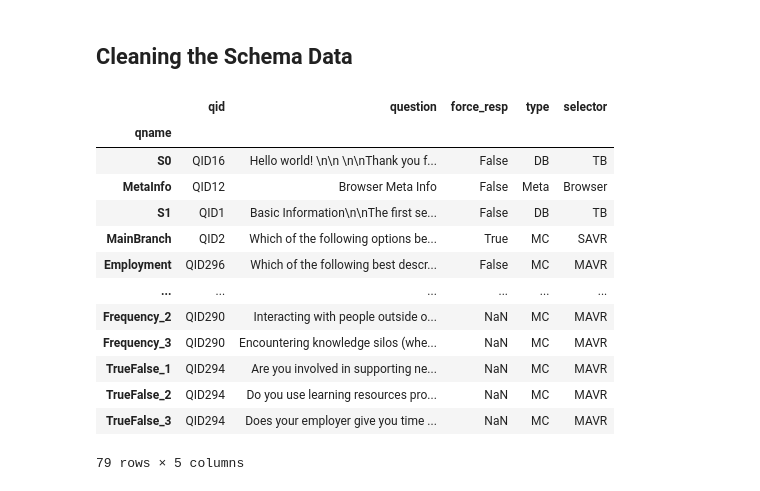
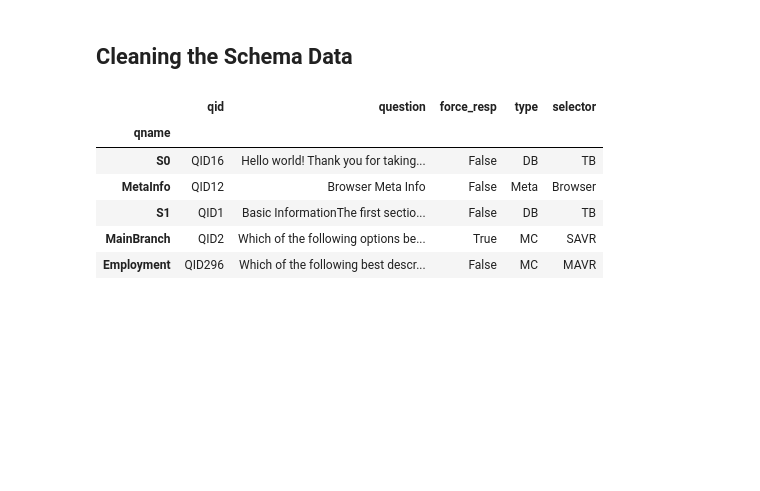
Before and after one commit to CAP5610-Group-Project/StackOverflow-Survey-Project, a Jupyter notebook: playground.ipynb, the cells around one changed output. Saved outputs shown, nothing was run; the diff lists cells and outputs as text; code cells hidden in the pictures; blank space fills up the shorter version.

```diff
--- a/playground.ipynb
+++ b/playground.ipynb
@@ -76,24 +74,16 @@ CLEANR = re.compile('<.*?>|&([a-z0-9]+|#[0-9]{1,6}|#x[0-9a-f]{1,6});')
 def cleanhtml(raw_html):
   cleantext = re.sub(CLEANR, '', raw_html)
   return cleantext
-# %%
-schema_df['question'] = schema_df['question'].apply(cleanhtml)
-# schema_df['question'] = schema_df['question'].apply(lambda str: str.strip('\n'))
-# schema_df.drop(columns=[''])
-# TODO: Clean up newlines as well
-schema_df
-# %% [output]
-|  | qid | question | force_resp | type | selector |
-| qname |  |  |  |  |  |
-| S0 | QID16 | Hello world! \n\n \n\nThank you f... | False | DB | TB |
-| MetaInfo | QID12 | Browser Meta Info | False | Meta | Browser |
-| S1 | QID1 | Basic Information\n\nThe first se... | False | DB | TB |
-| MainBranch | QID2 | Which of the following options be... | True | MC | SAVR |
-| Employment | QID296 | Which of the following best descr... | False | MC | MAVR |
-| ... | ... | ... | ... | ... | ... |
-| Frequency_2 | QID290 | Interacting with people outside o... | NaN | MC | MAVR |
-| Frequency_3 | QID290 | Encountering knowledge silos (whe... | NaN | MC | MAVR |
-| TrueFalse_1 | QID294 | Are you involved in supporting ne... | NaN | MC | MAVR |
-| TrueFalse_2 | QID294 | Do you use learning resources pro... | NaN | MC | MAVR |
-| TrueFalse_3 | QID294 | Does your employer give you time ... | NaN | MC | MAVR |
-79 rows × 5 columns
+# %%
+schema_df['question'] = schema_df['question'].apply(cleanhtml)
+# Removes unnecessary newlines
+schema_df.replace('\\n', '', regex=True, inplace=True)
+schema_df.head()
+# %% [output]
+|  | qid | question | force_resp | type | selector |
+| qname |  |  |  |  |  |
+| S0 | QID16 | Hello world! Thank you for taking... | False | DB | TB |
+| MetaInfo | QID12 | Browser Meta Info | False | Meta | Browser |
+| S1 | QID1 | Basic InformationThe first sectio... | False | DB | TB |
+| MainBranch | QID2 | Which of the following options be... | True | MC | SAVR |
+| Employment | QID296 | Which of the following best descr... | False | MC | MAVR |
```
Also changed, not shown: parts of 2 cells of this notebook.
